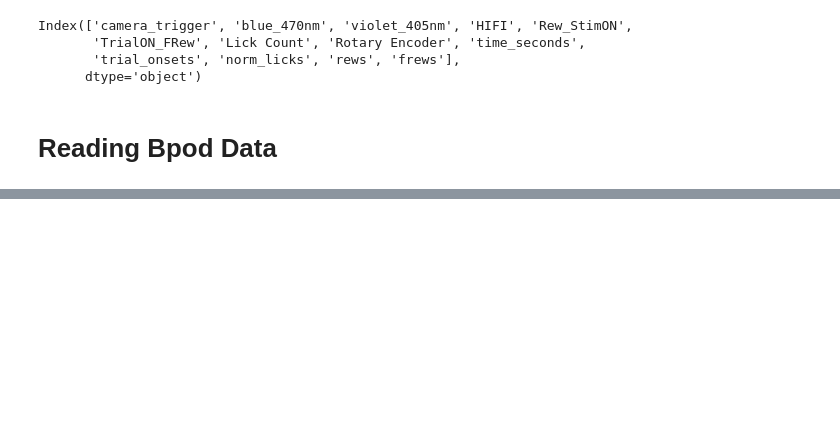
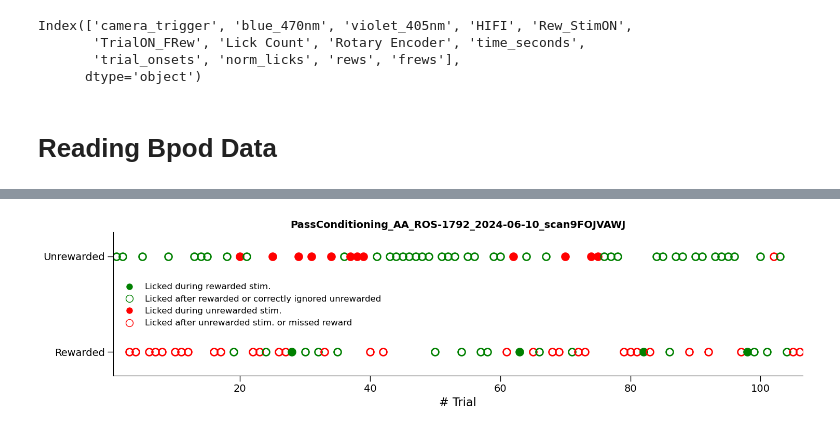
Before and after one commit to aeltonaraujoneuro/wfield, a Jupyter notebook: notebooks/66_Aelton_AUX.ipynb, the cells around one changed output, grey strips where cells are left out. Drawn from its saved outputs; the diff is of its cells as text; code cells hidden in the pictures; blank space fills up the shorter version.

```diff
--- a/notebooks/66_Aelton_AUX.ipynb
+++ b/notebooks/66_Aelton_AUX.ipynb
@@ -119,9 +266,7 @@ Index(['camera_trigger', 'blue_470nm', 'violet_405nm', 'HIFI', 'Rew_StimON',
 # %%
 norm_TrialON_FRew = (df['TrialON_FRew'] - df['TrialON_FRew'].min()) / (df['TrialON_FRew'].max() - df['TrialON_FRew'].min())
 norm_TrialON_FRew = norm_TrialON_FRew.round(0)
-
-norm_Rew_StimON = (df['Rew_StimON'] - df['Rew_StimON'].min()) / (df['Rew_StimON'].max() - df['Rew_StimON'].min())
+norm_Rew_StimON = (df['Reward'] - df['Reward'].min()) / (df['Reward'].max() - df['Reward'].min())
 norm_Rew_StimON = norm_Rew_StimON.round(0)
-
 norm_licks = (df['Lick Count'] - df['Lick Count'].min()) / (df['Lick Count'].max() - df['Lick Count'].min())
 norm_licks = norm_licks.round(0)
@@ -265,3 +428,6 @@ Index(['camera_trigger', 'blue_470nm', 'violet_405nm', 'HIFI', 'Rew_StimON',
       dtype='object')
 # %% [markdown]
 # Reading Bpod Data
+# %%
+data_folder = r'/datajoint-data/data/aeltona/'
+localdisk, scan_idx = list_scans(data_folder,"AA")
@@ -273,0 +498,9 @@ Selected scan9FN2ANVG_Oddball_AA_ROS-1706_2024_03_12_bpod.mat
+# %%
+# Create the DataFrame
+outcome_df = pd.DataFrame({
+    'num_trial': num_trials,
+    'trial_type': trial_types,
+    'outcome': outcomes
+})
+
+display(outcome_df)
@@ -273,0 +521,4 @@ Selected scan9FN2ANVG_Oddball_AA_ROS-1706_2024_03_12_bpod.mat
+# %%
+filename_parts = re.split(r'_|\.', scan_idx)
+scan_info = '_'.join(filename_parts[0:5])
+scan_info
@@ -273,0 +527,66 @@ Selected scan9FN2ANVG_Oddball_AA_ROS-1706_2024_03_12_bpod.mat
+# %%
+# Plotting setup
+fig, ax = plt.subplots(figsize=(15, 4))  # Adjust the figsize to increase width and decrease height
+
+# Define colors and markers based on outcome
+color_map = { -1: 'red', 0: 'red', 1: 'green', 2: 'green' }
+fill_style_map = { -1: 'none', 0: 'full', 1: 'full', 2: 'none' }
+
+# Plot each point based on its outcome
+for idx, row in outcome_df.iterrows():
+    ax.plot(row['num_trial'], row['trial_type'], 'o',
+            markerfacecolor=color_map[row['outcome']] if fill_style_map[row['outcome']] == 'full' else 'none',
+            markeredgecolor=color_map[row['outcome']],
+            markeredgewidth=2,
+            markersize=10,
+            fillstyle=fill_style_map[row['outcome']])
+
+# Adjust y-axis
+ax.set_yticks([1, 2])
+ax.set_yticklabels(['Unrewarded', 'Rewarded'], fontsize=14)
+ax.set_ylim(2.25, 0.75)  # Invert y-axis to place Type 1 on top
+
+# Setting the axis labels and title
+ax.set_xlabel('# Trial',fontsize=16)
+# ax.set_ylabel('Trial Type')
+ax.set_title(scan_info)  # Replace with your actual `scan_info` variable
+
+# Adjust x-axis limits and spacing
+ax.set_xlim(0.5, outcome_df['num_trial'].max() + 0.5)  # Provide a little padding
+ax.tick_params(axis='x', labelsize=14)
+
+# Create a custom legend using circle markers
+legend_elements = [
+    Line2D([0], [0], marker='o', color='w', label='Licked during rewarded stim.',
+           markerfacecolor='green', markersize=10),
+    Line2D([0], [0], marker='o', color='w', label='Licked after rewarded or correctly ignored unrewarded',
+           markerfacecolor='none', markeredgecolor='green', markersize=10),
+    Line2D([0], [0], marker='o', color='w', label='Licked during unrewarded stim.',
+           markerfacecolor='red', markersize=10),
+    Line2D([0], [0], marker='o', color='w', label='Licked after unrewarded stim. or missed reward',
+           markerfacecolor='none', markeredgecolor='red', markersize=10)
+]
+
+# Adjust legend position to avoid overlap and make it visually pleasant
+ax.legend(handles=legend_elements, loc='upper right', bbox_to_anchor=(0.4, 0.70), ncol=1, frameon=False)
+
+# Show the plot
+plt.tight_layout()
+
+# Construct the path to the folder where the plot will be saved
+folder_path = os.path.join('/datajoint-data/data/aeltona', 'Outcomes')
+file_path = os.path.join(folder_path, f'{scan_info}_outcomes')
+
+# Check if the folder exists, and create it if it does not
+if not os.path.exists(folder_path):
+    os.makedirs(folder_path)
+
+# Save and show plot (make sure 'folder_path' and 'file_path' are correctly defined)
+if not os.path.exists(folder_path):
+    os.makedirs(folder_path)
+plt.savefig(f'{file_path}.svg')
+plt.savefig(f'{file_path}.png')
+
+plt.show()
+# %% [output]
+[figure, added]
```
Also changed, not shown: parts of 35 cells of this notebook.
